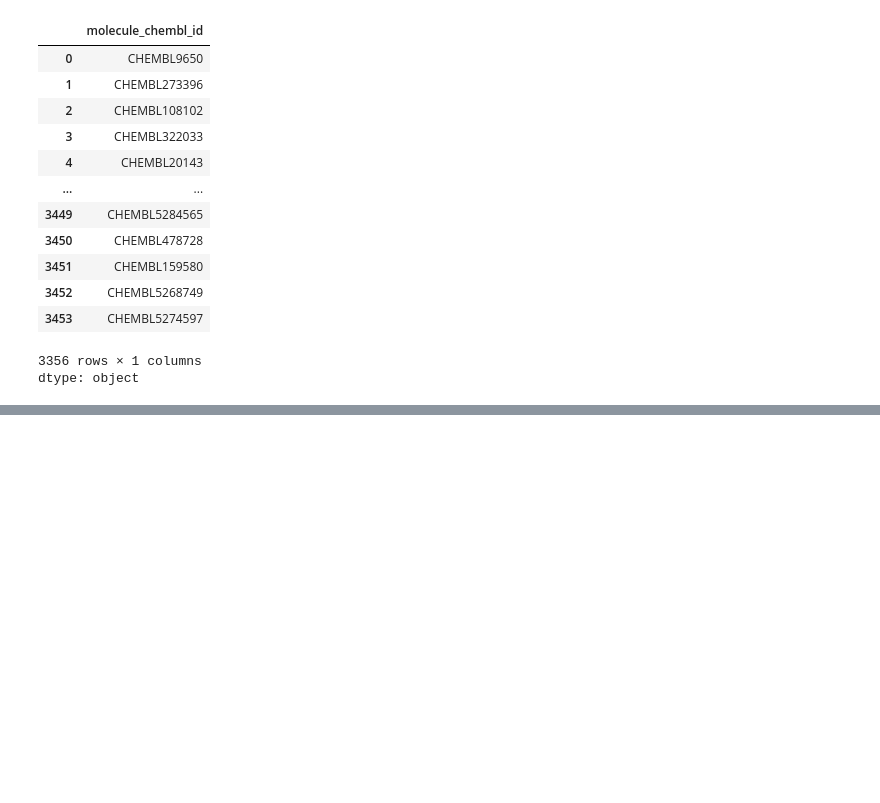
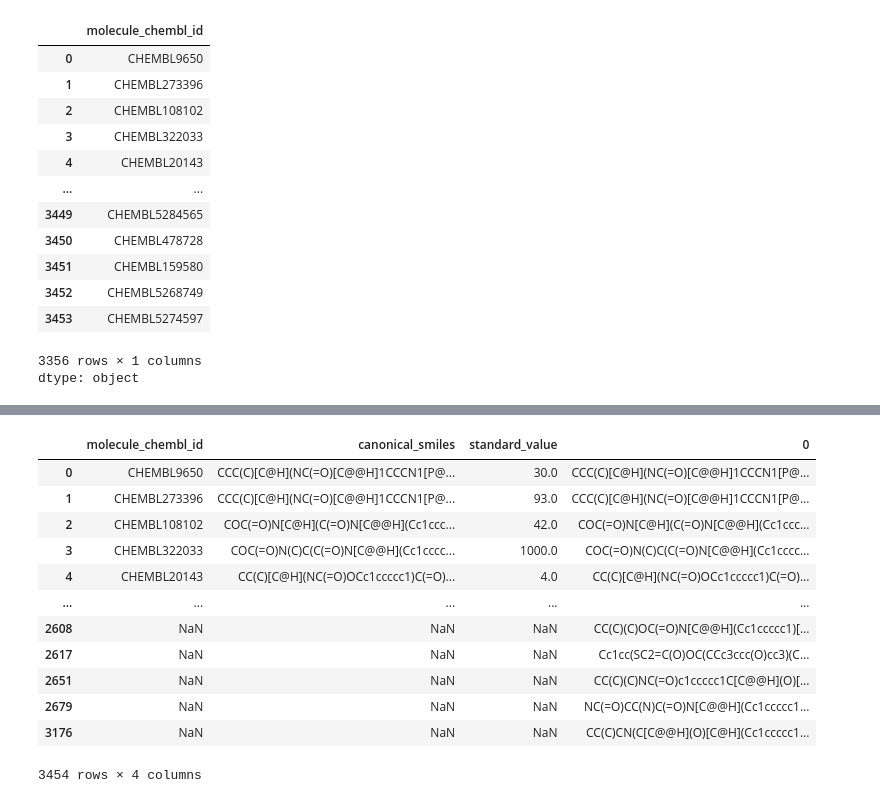
Before and after one commit to Meet2197/ChEMBL, a Jupyter notebook: bioinformatics.ipynb, the cells around one changed output, grey strips where cells are left out. Drawn from its saved outputs; the diff is of its cells as text; code cells hidden in the pictures; blank space fills up the shorter version.

```diff
--- a/bioinformatics.ipynb
+++ b/bioinformatics.ipynb
@@ -137,3 +137,7 @@ df2.molecule_chembl_id
 | 3453 | CHEMBL5274597 |
 3356 rows × 1 columns
 dtype: object
+# %%
+mol_cid = []
+for i in df2.molecule_chembl_id:
+  mol_cid.append(i)
@@ -139,0 +152,4 @@ dtype: object
+# %%
+selection = ['molecule_chembl_id', 'canonical_smiles', 'standard_value']
+df3 = df2[selection]
+df3
@@ -139,0 +170,16 @@ dtype: object
+# %%
+pd.concat([df3,pd.Series(mol_cid)], axis=1)
+# %% [output]
+|  | molecule_chembl_id | canonical_smiles | standard_value | 0 |
+| 0 | CHEMBL9650 | CCC(C)[C@H](NC(=O)[C@@H]1CCCN1[P@... | 30.0 | CCC(C)[C@H](NC(=O)[C@@H]1CCCN1[P@... |
+| 1 | CHEMBL273396 | CCC(C)[C@H](NC(=O)[C@@H]1CCCN1[P@... | 93.0 | CCC(C)[C@H](NC(=O)[C@@H]1CCCN1[P@... |
+| 2 | CHEMBL108102 | COC(=O)N[C@H](C(=O)N[C@@H](Cc1ccc... | 42.0 | COC(=O)N[C@H](C(=O)N[C@@H](Cc1ccc... |
+| 3 | CHEMBL322033 | COC(=O)N(C)C(C(=O)N[C@@H](Cc1cccc... | 1000.0 | COC(=O)N(C)C(C(=O)N[C@@H](Cc1cccc... |
+| 4 | CHEMBL20143 | CC(C)[C@H](NC(=O)OCc1ccccc1)C(=O)... | 4.0 | CC(C)[C@H](NC(=O)OCc1ccccc1)C(=O)... |
+| ... | ... | ... | ... | ... |
+| 2608 | NaN | NaN | NaN | CC(C)(C)OC(=O)N[C@@H](Cc1ccccc1)[... |
+| 2617 | NaN | NaN | NaN | Cc1cc(SC2=C(O)OC(CCc3ccc(O)cc3)(C... |
+| 2651 | NaN | NaN | NaN | CC(C)(C)NC(=O)c1ccccc1C[C@@H](O)[... |
+| 2679 | NaN | NaN | NaN | NC(=O)CC(N)C(=O)N[C@@H](Cc1ccccc1... |
+| 3176 | NaN | NaN | NaN | CC(C)CN(C[C@@H](O)[C@H](Cc1ccccc1... |
+3454 rows × 4 columns
```
Also changed, not shown: parts of 5 cells of this notebook.
